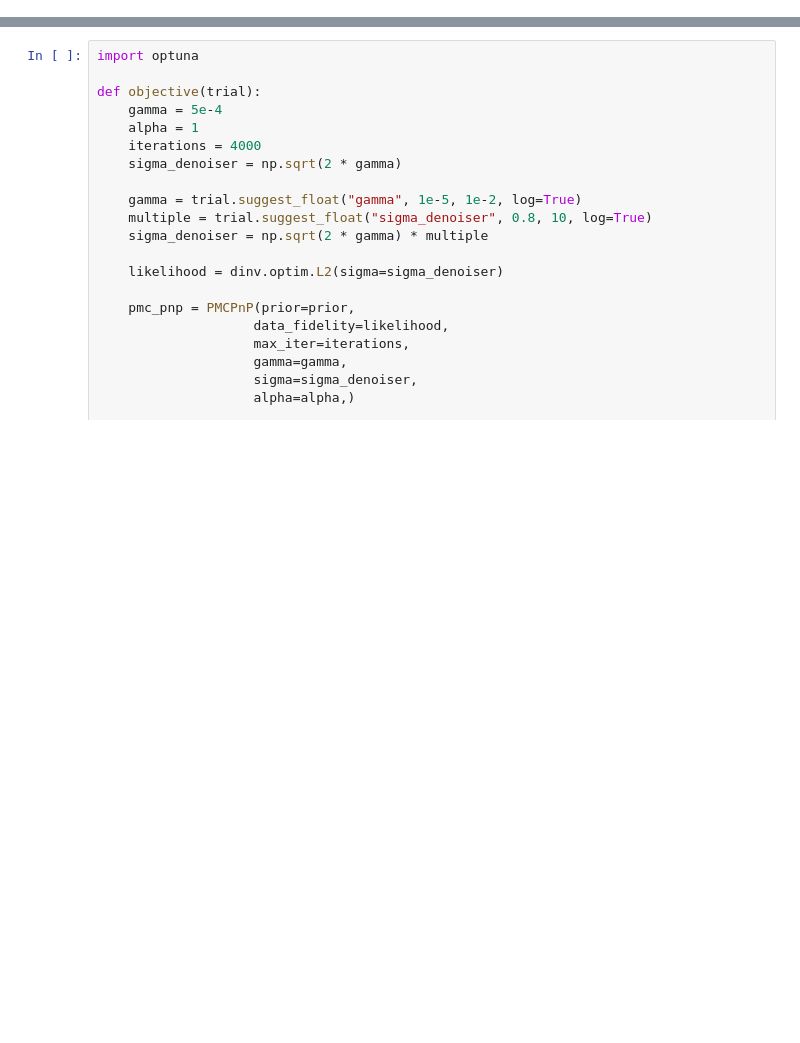
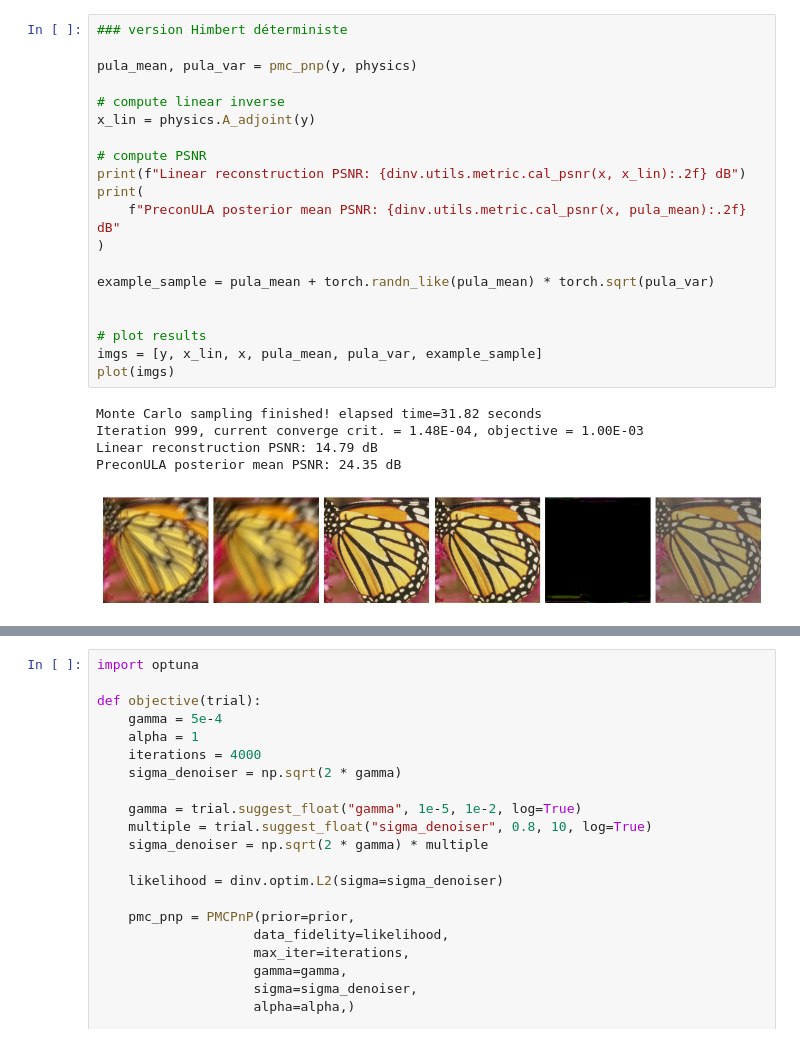
Before and after one commit to JaybeeH32/GenerativeModellingProject, a Jupyter notebook: PMC.ipynb, the cells around one changed output, grey strips where cells are left out. Saved outputs shown, nothing was run; the diff lists cells and outputs as text; blank space fills up the shorter version.

```diff
--- a/PMC.ipynb
+++ b/PMC.ipynb
@@ -39,0 +105,26 @@ plot(y)
+# %%
+### version Himbert déterministe
+
+pula_mean, pula_var = pmc_pnp(y, physics)
+
+# compute linear inverse
+x_lin = physics.A_adjoint(y)
+
+# compute PSNR
+print(f"Linear reconstruction PSNR: {dinv.utils.metric.cal_psnr(x, x_lin):.2f} dB")
+print(
+    f"PreconULA posterior mean PSNR: {dinv.utils.metric.cal_psnr(x, pula_mean):.2f} dB"
+)
+
+example_sample = pula_mean + torch.randn_like(pula_mean) * torch.sqrt(pula_var)
+
+
+# plot results
+imgs = [y, x_lin, x, pula_mean, pula_var, example_sample]
+plot(imgs)
+# %% [output]
+Monte Carlo sampling finished! elapsed time=31.82 seconds
+Iteration 999, current converge crit. = 1.48E-04, objective = 1.00E-03
+Linear reconstruction PSNR: 14.79 dB
+PreconULA posterior mean PSNR: 24.35 dB
+[figure, added]
```
Also changed, not shown: parts of 20 cells of this notebook, 1 other file.
